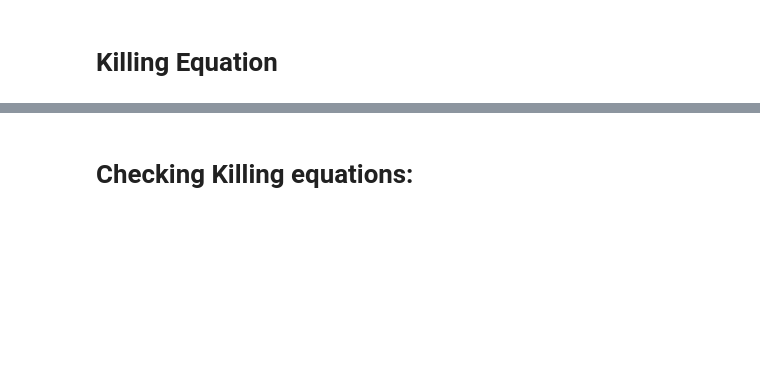
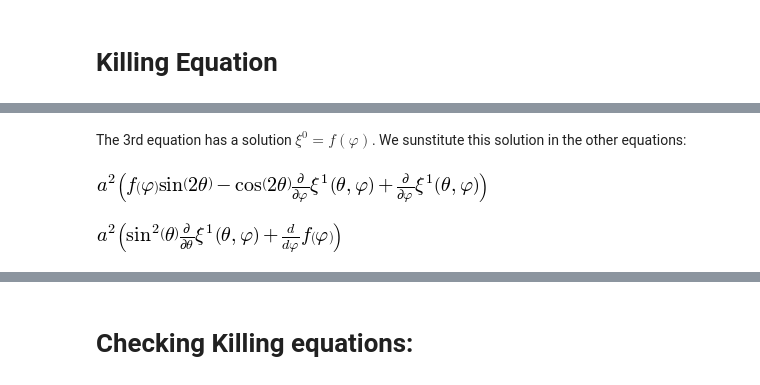
Before and after one commit to nataly-nicole/GRpy, a Jupyter notebook: sphere.ipynb, the cells around one changed output, grey strips where cells are left out. Saved outputs shown, nothing was run; the diff lists cells and outputs as text; code cells hidden in the pictures; blank space fills up the shorter version.

```diff
--- a/sphere.ipynb
+++ b/sphere.ipynb
@@ -193,6 +219,6 @@ Ke.components
 # %%
-e1=Ke.components[(-1,-1)]
-e2=Ke.components[(-1,0)]
-e3=Ke.components[(0,0)]
+e1=K.components[(-1,-1)]
+e2=K.components[(-1,0)]
+e3=K.components[(0,0)]
 # %%
 e3
@@ -210,0 +227,13 @@ Ke.__str__()
+# %% [markdown]
+The 3rd equation has a solution $\xi^0=f(\varphi)$. We sunstitute this solution in the other equations:
+# %%
+f = Function('f')(phi)
+e1r=e1.subs(xi0,f)
+e1r
+# %% [output]
+[figure, added]
+# %%
+e2r=e2.subs(xi0,f)
+e2r
+# %% [output]
+[figure, added]
```
Also changed, not shown: parts of 64 cells of this notebook.
